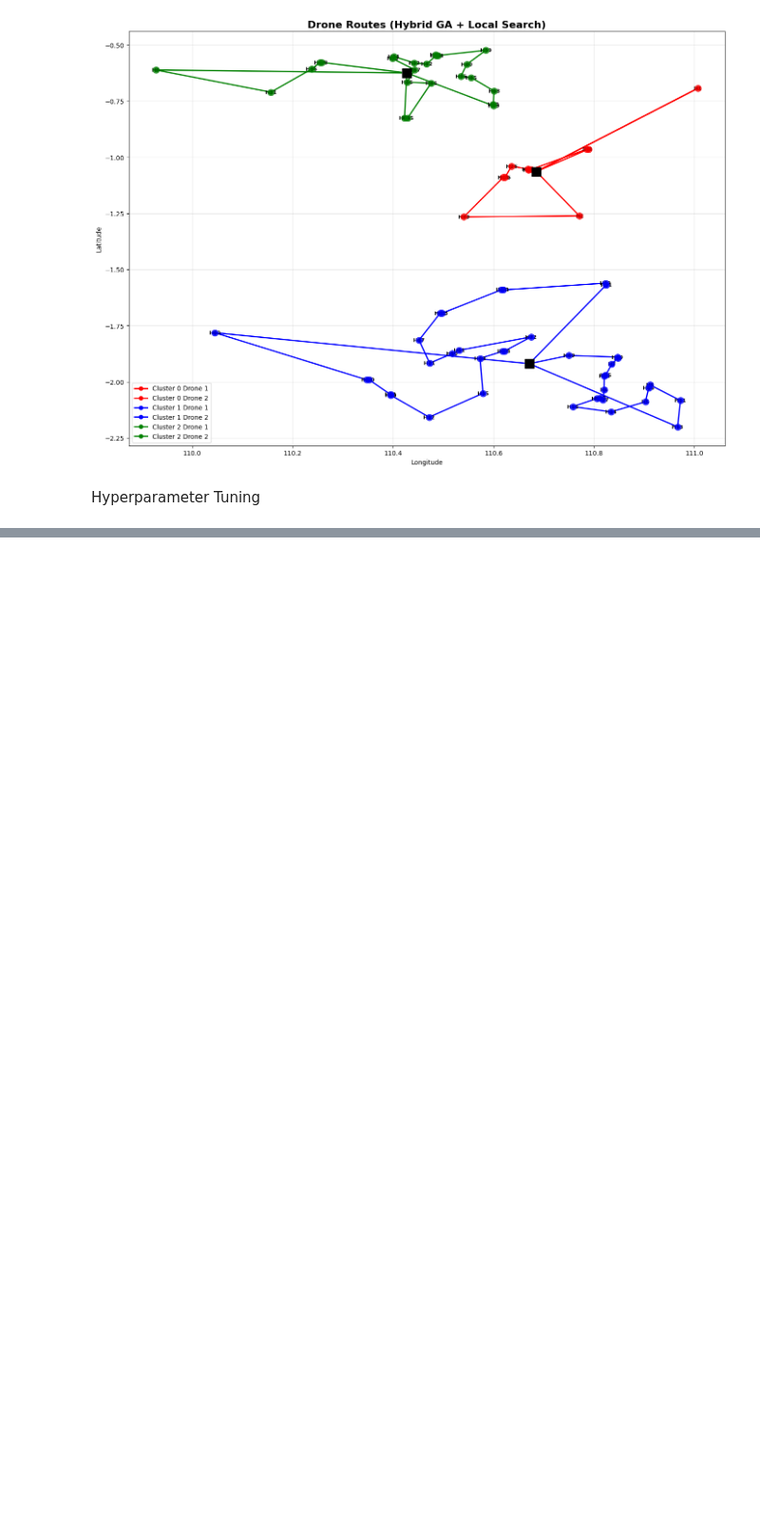
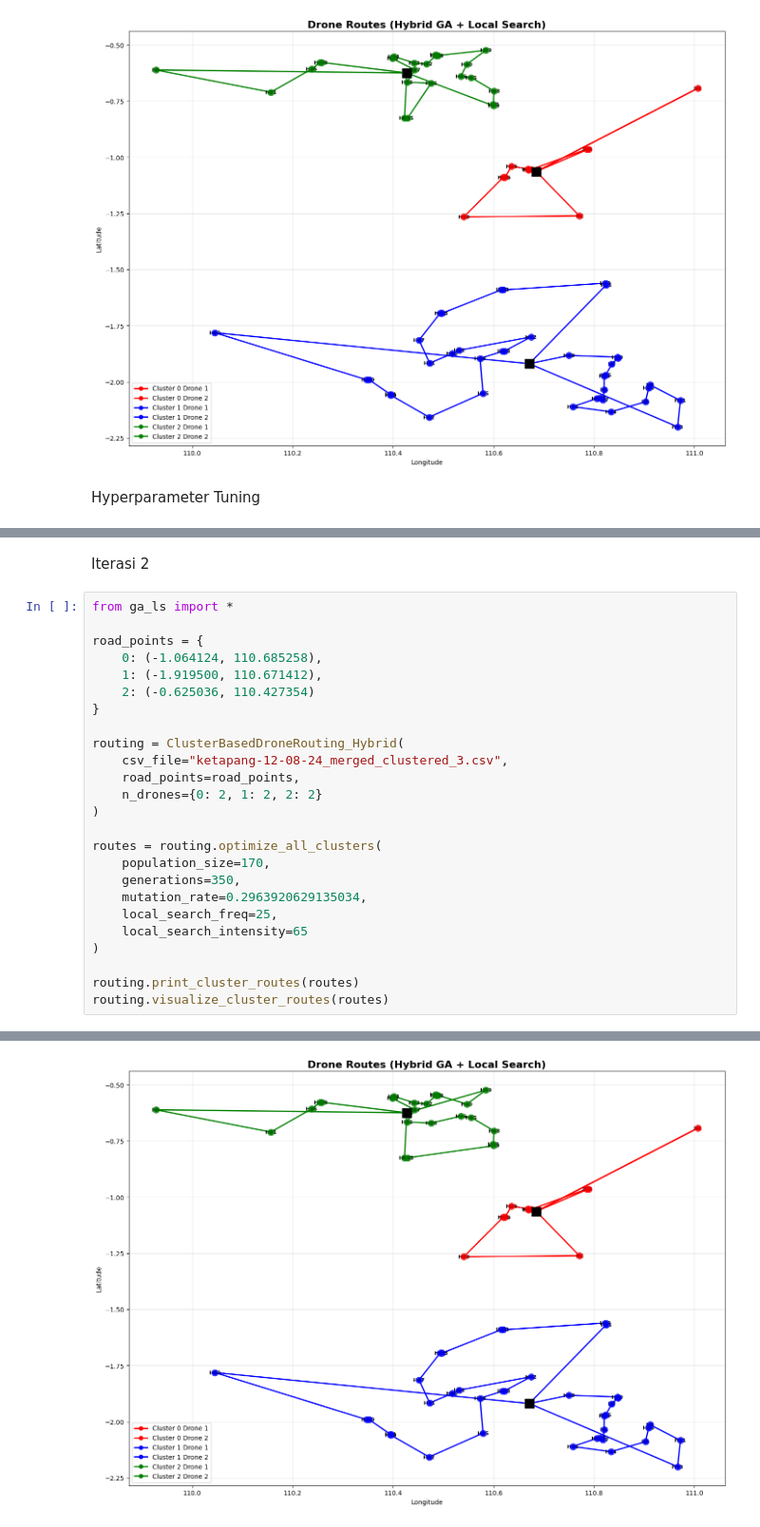
Before and after one commit to koiiiko/softcomp, a Jupyter notebook: hybrid_ga_ls.ipynb, the cells around one changed output, grey strips where cells are left out. Shown at 95% size. Cells and saved outputs as stored; diff of their text form; blank space fills up the shorter version.

```diff
--- a/hybrid_ga_ls.ipynb
+++ b/hybrid_ga_ls.ipynb
@@ -152,3 +477,31 @@ Cluster 1 (Drones: 2):
 TOTAL DISTANCE (ALL DRONES): 938.12 km
 TOTAL FLIGHT TIME (ALL DRONES): 521.18 minutes
 [figure]
+# %% [markdown]
+Iterasi 2
+# %%
+from ga_ls import *
+
+road_points = {
+    0: (-1.064124, 110.685258),
+    1: (-1.919500, 110.671412),
+    2: (-0.625036, 110.427354)
+}
+
+routing = ClusterBasedDroneRouting_Hybrid(
+    csv_file="ketapang-12-08-24_merged_clustered_3.csv",
+    road_points=road_points,
+    n_drones={0: 2, 1: 2, 2: 2}
+)
+
+routes = routing.optimize_all_clusters(
+    population_size=170,
+    generations=350,
+    mutation_rate=0.2963920629135034,
+    local_search_freq=25,
+    local_search_intensity=65
+)
+
+routing.print_cluster_routes(routes)
+routing.visualize_cluster_routes(routes)
+# %% [output]
@@ -154,0 +525 @@ TOTAL FLIGHT TIME (ALL DRONES): 521.18 minutes
+[figure, added]
```
Also changed, not shown: parts of 23 cells of this notebook, 13 other files.
